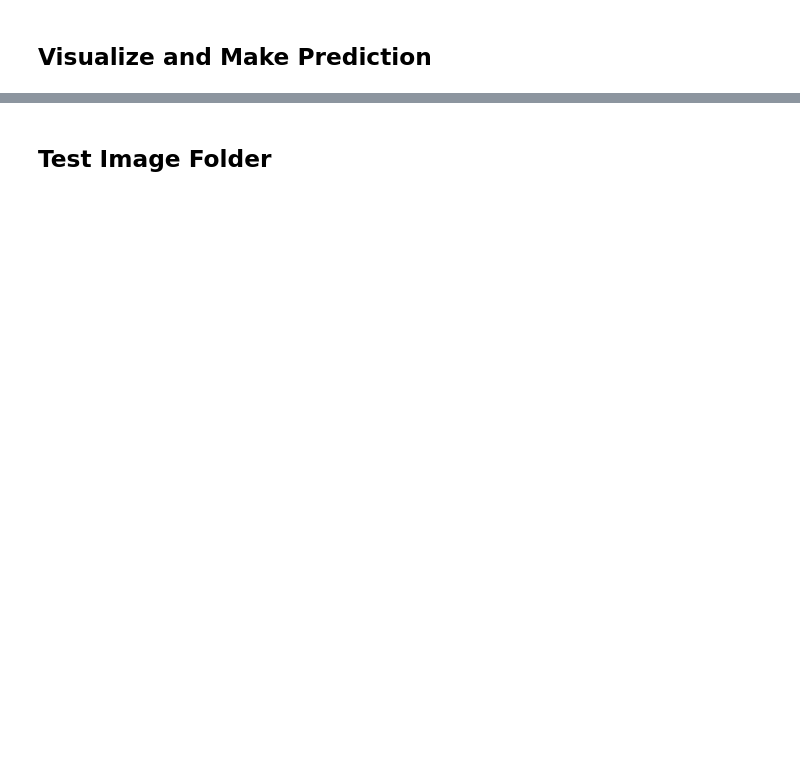
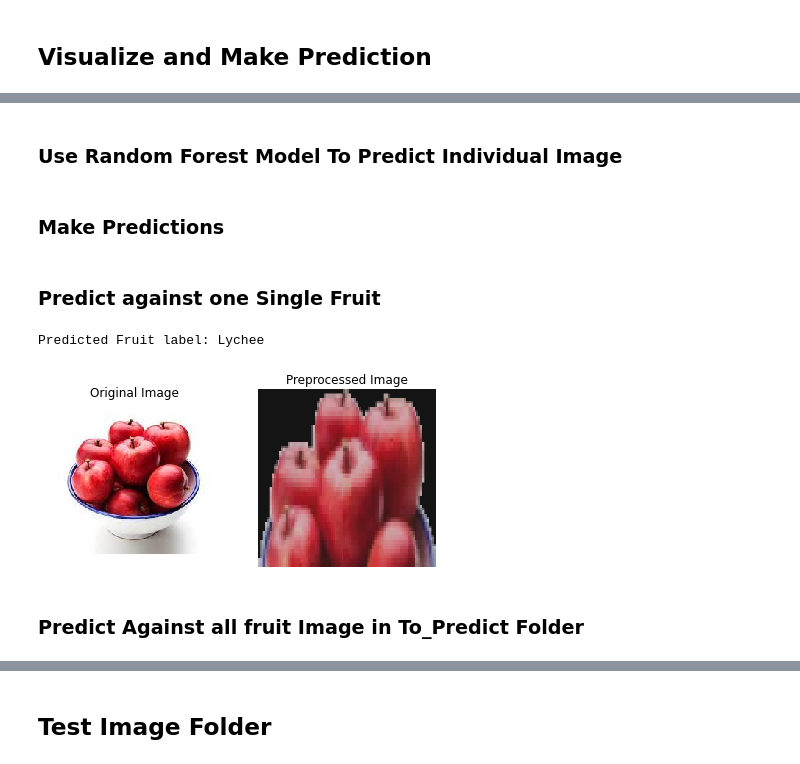
Before and after one commit to Neix20/MiniProject, a Jupyter notebook: Demo_Make_Predictions.ipynb, the cells around one changed output, grey strips where cells are left out. Drawn from its saved outputs; the diff is of its cells as text; code cells hidden in the pictures; blank space fills up the shorter version.

```diff
--- a/Demo_Make_Predictions.ipynb
+++ b/Demo_Make_Predictions.ipynb
@@ -445,0 +466,2 @@ display(tmp_img)
+# %% [markdown]
+### Use Random Forest Model To Predict Individual Image
@@ -445,0 +492,31 @@ display(tmp_img)
+# %% [markdown]
+### Make Predictions
+# %% [markdown]
+### Predict against one Single Fruit
+# %%
+selected_img_path = 'To_Predict\\rand_img_1.jpg'
+
+ori_img = cv2.imread(selected_img_path)
+ori_img = cv2.cvtColor(ori_img, cv2.COLOR_BGR2RGB)
+
+preprocessed_img = pipeline_img(selected_img_path)
+preprocessed_img = cv2.resize(preprocessed_img, (100, 100), interpolation = cv2.INTER_AREA)
+
+img_arr = [ori_img, preprocessed_img]
+img_name_arr = ["Original Image", "Preprocessed Image"]
+
+# Show Predicted Result
+pred_label = pred_img(rf_model, selected_img_path)
+
+fig, axs = plt.subplots(1, 2, figsize=(7, 7))
+print(f"Predicted Fruit label: {pred_label}")
+
+for i in range(0, 2):
+    axs[i].imshow(img_arr[i], interpolation = 'nearest')
+    axs[i].axis("off")
+    axs[i].set_title(img_name_arr[i])
+# %% [output]
+Predicted Fruit label: Lychee
+[figure, added]
+# %% [markdown]
+### Predict Against all fruit Image in To_Predict Folder
```
Also changed, not shown: parts of 29 cells of this notebook, 7 other files.
